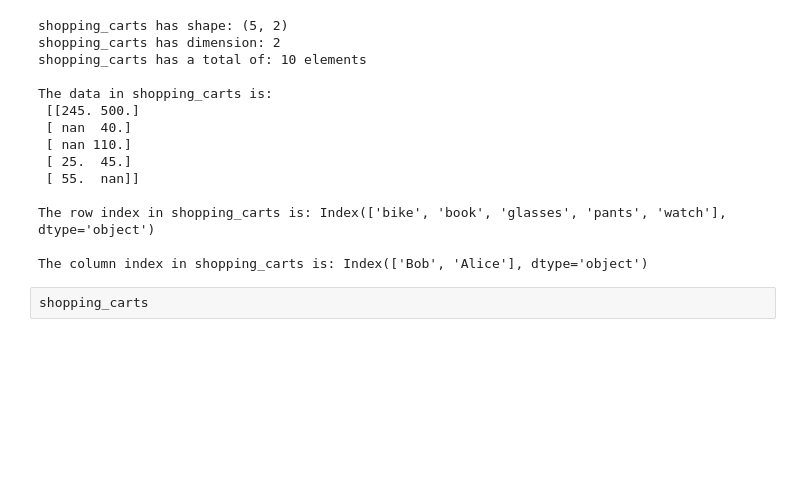
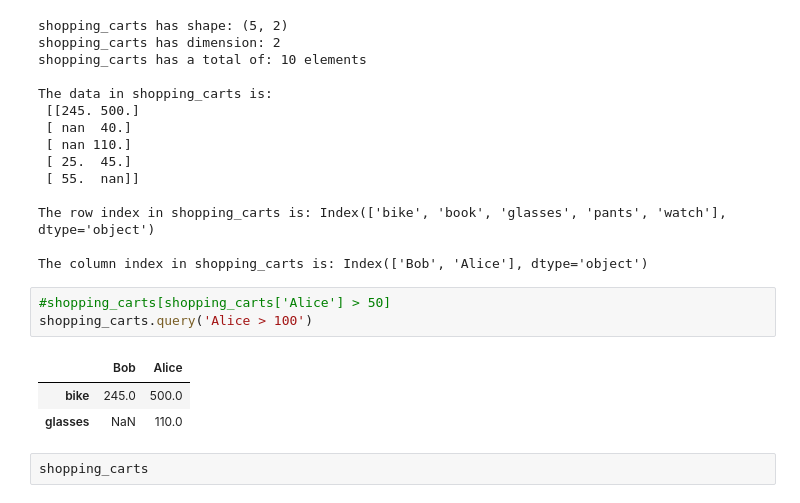
Before and after one commit to SirBadr/Udacity_AI-Programming-with-python-nanodegree, a Jupyter notebook: Session-seven/pandas.ipynb, the cells around one changed output. Saved outputs shown, nothing was run; the diff lists cells and outputs as text; blank space fills up the shorter version.

```diff
--- a/Session-seven/pandas.ipynb
+++ b/Session-seven/pandas.ipynb
@@ -375,6 +426,13 @@ The data in shopping_carts is:
 The row index in shopping_carts is: Index(['bike', 'book', 'glasses', 'pants', 'watch'], dtype='object')
 
 The column index in shopping_carts is: Index(['Bob', 'Alice'], dtype='object')
+# %%
+#shopping_carts[shopping_carts['Alice'] > 50]
+shopping_carts.query('Alice > 100')
+# %% [output]
+|  | Bob | Alice |
+| bike | 245.0 | 500.0 |
+| glasses | NaN | 110.0 |
 # %%
 shopping_carts
 # %% [output]
```
Also changed, not shown: parts of 22 cells of this notebook.
